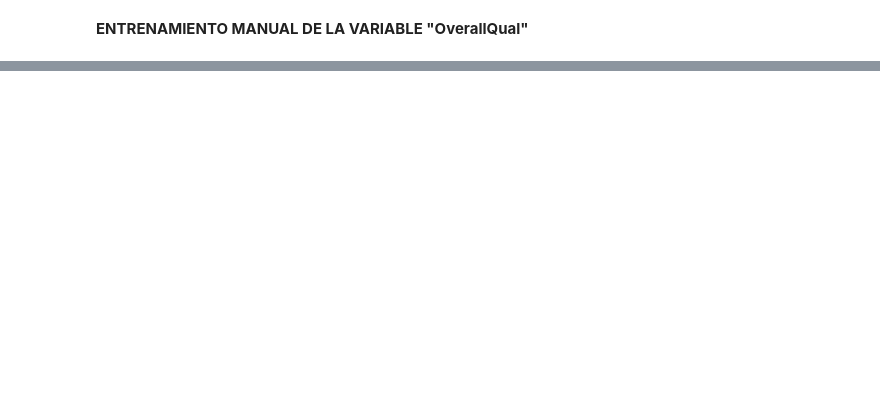
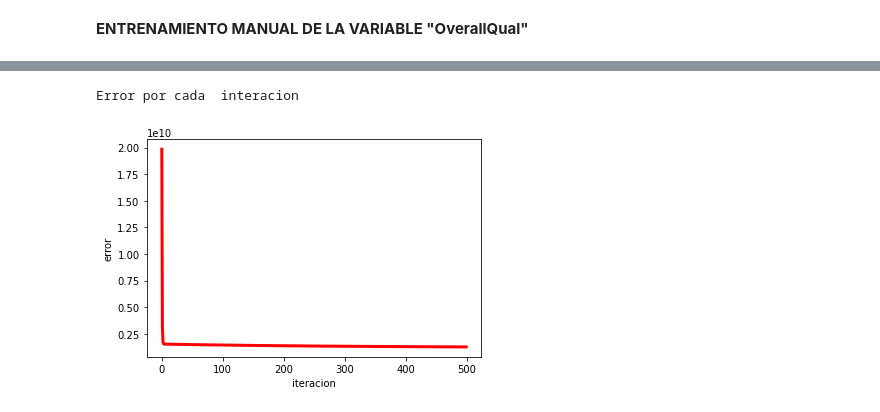
Before and after one commit to macde58/Proyecto-Final, a Jupyter notebook: Proyecto_Final_MAC.ipynb, the cells around one changed output, grey strips where cells are left out. Drawn from its saved outputs; the diff is of its cells as text; code cells hidden in the pictures; blank space fills up the shorter version.

```diff
--- a/Proyecto_Final_MAC.ipynb
+++ b/Proyecto_Final_MAC.ipynb
@@ -423,0 +408,6 @@ saleprice = train_frame["SalePrice"]
+# %%
+saleprice = train_frame["SalePrice"]
+overallQual=train_frame["OverallQual"]
+epochs = 500
+imprimir_error = 100
+lr = 0.0001
@@ -423,0 +422,3 @@ saleprice = train_frame["SalePrice"]
+# %%
+overallQual_modelo = train_overallQual[2]
+overallQual_error = train_overallQual[5]
@@ -423,0 +445,5 @@ saleprice = train_frame["SalePrice"]
+# %%
+graf_error_iteracion(overallQual_error)
+# %% [output]
+Error por cada  interacion
+[figure, added]
```
Also changed, not shown: parts of 25 cells of this notebook.
